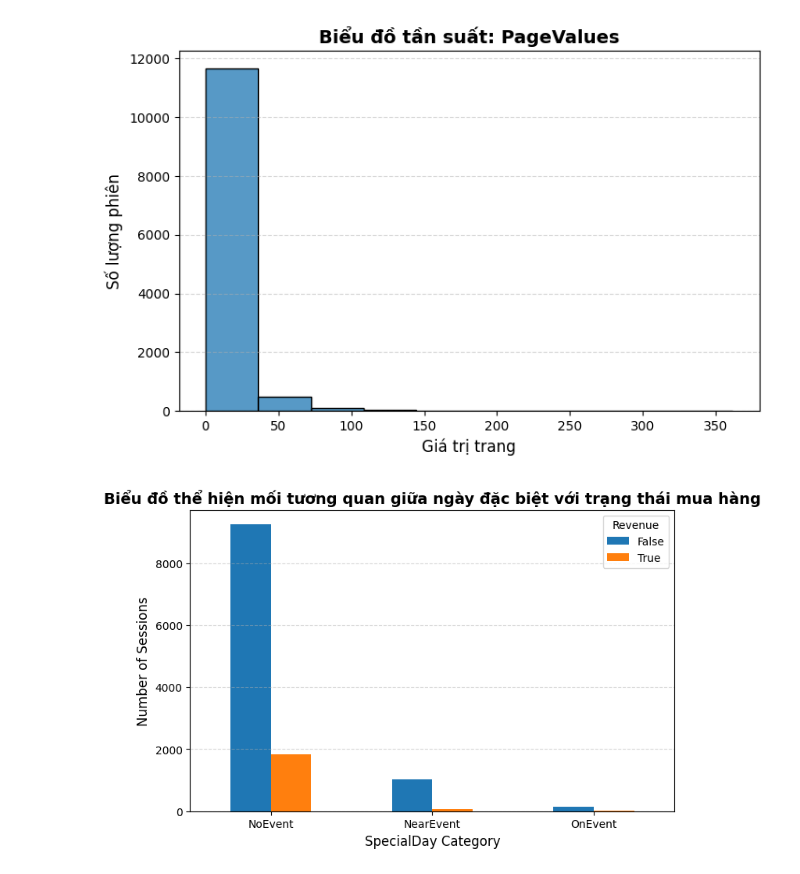
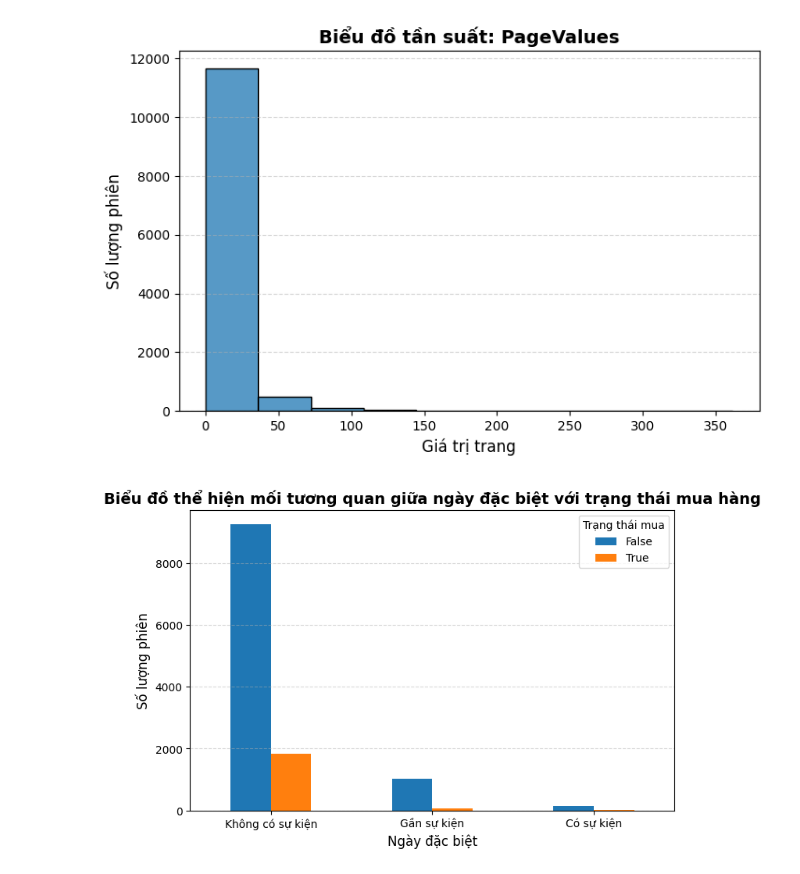
Before and after one commit to TranHoangVu25/Descriptive-analysis-and-prediction-of-customers-online-shopping-intentions, a Jupyter notebook: description analysis.ipynb, the cells around one changed output. Drawn from its saved outputs; the diff is of its cells as text; code cells hidden in the pictures.

```diff
--- a/description analysis.ipynb
+++ b/description analysis.ipynb
@@ -215,32 +215,32 @@ plt.show()
 # %%
 def categorize_special(x):
     if x == 0:
-        return 'NoEvent'
+        return 'Không có sự kiện'
     elif x == 1:
-        return 'OnEvent'
+        return 'Có sự kiện'
     else:
-        return 'NearEvent'
+        return 'Gần sự kiện'
 
 df['SpecialDay_cat'] = df['SpecialDay'].apply(categorize_special)
 
 
-categories = ['NoEvent', 'NearEvent', 'OnEvent']
+categories = ['Không có sự kiện', 'Gần sự kiện', 'Có sự kiện']
 df['SpecialDay_cat'] = pd.Categorical(df['SpecialDay_cat'],
                                       categories=categories,
                                       ordered=True)
 
 # Tính số phiên cho từng nhóm
 grouped = df.groupby(['SpecialDay_cat', 'Revenue']).size().unstack(fill_value=0)
 
 # Vẽ grouped bar chart
 ax = grouped.plot(kind='bar', figsize=(8, 5))
 
 ax.set_title('Biểu đồ thể hiện mối tương quan giữa ngày đặc biệt với trạng thái mua hàng', fontsize=14, fontweight='bold')
-ax.set_xlabel('SpecialDay Category', fontsize=12)
-ax.set_ylabel('Number of Sessions', fontsize=12)
-ax.legend(title='Revenue')
+ax.set_xlabel('Ngày đặc biệt', fontsize=12)
+ax.set_ylabel('Số lượng phiên', fontsize=12)
+ax.legend(title='Trạng thái mua')
 plt.xticks(rotation=0)
 plt.grid(axis='y', linestyle='--', alpha=0.5)
 plt.show()
 # %% [output]
-[figure, old version]
+[figure, new version]
```
Also changed, not shown: parts of 4 cells of this notebook.
